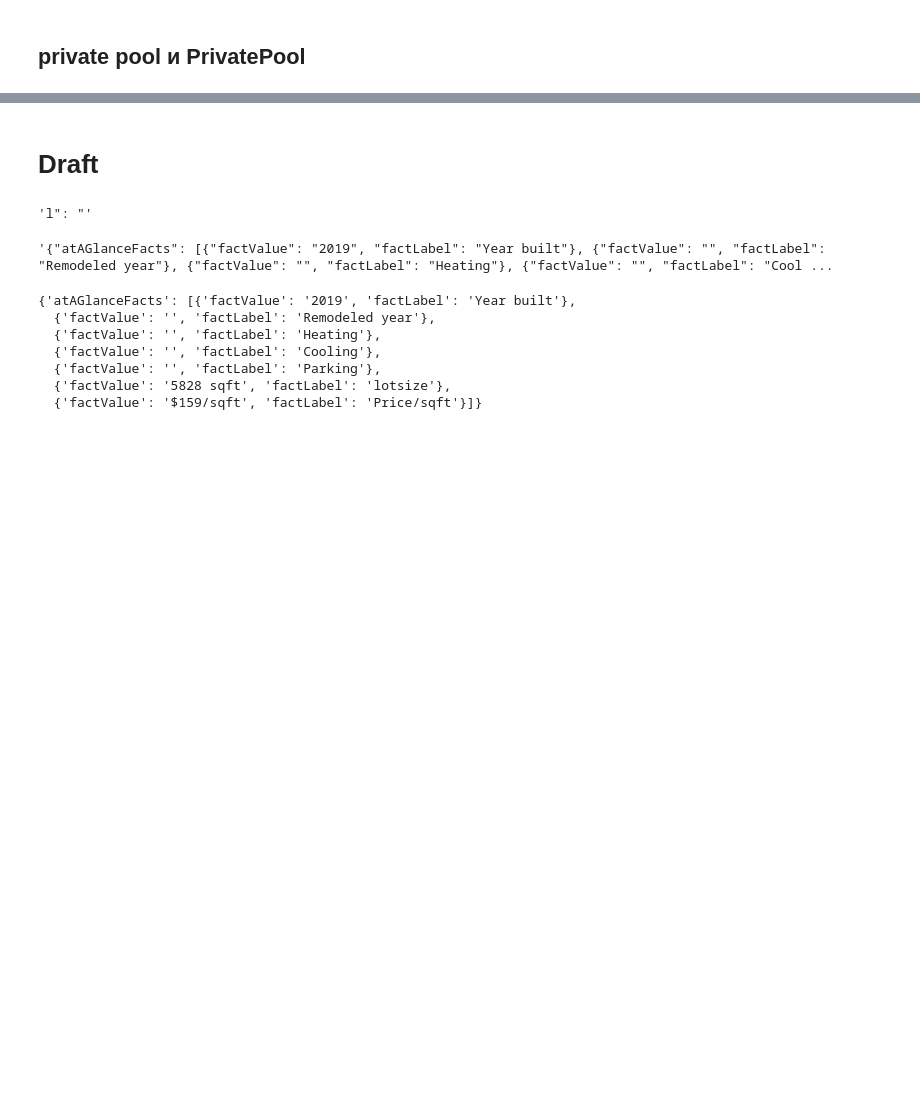
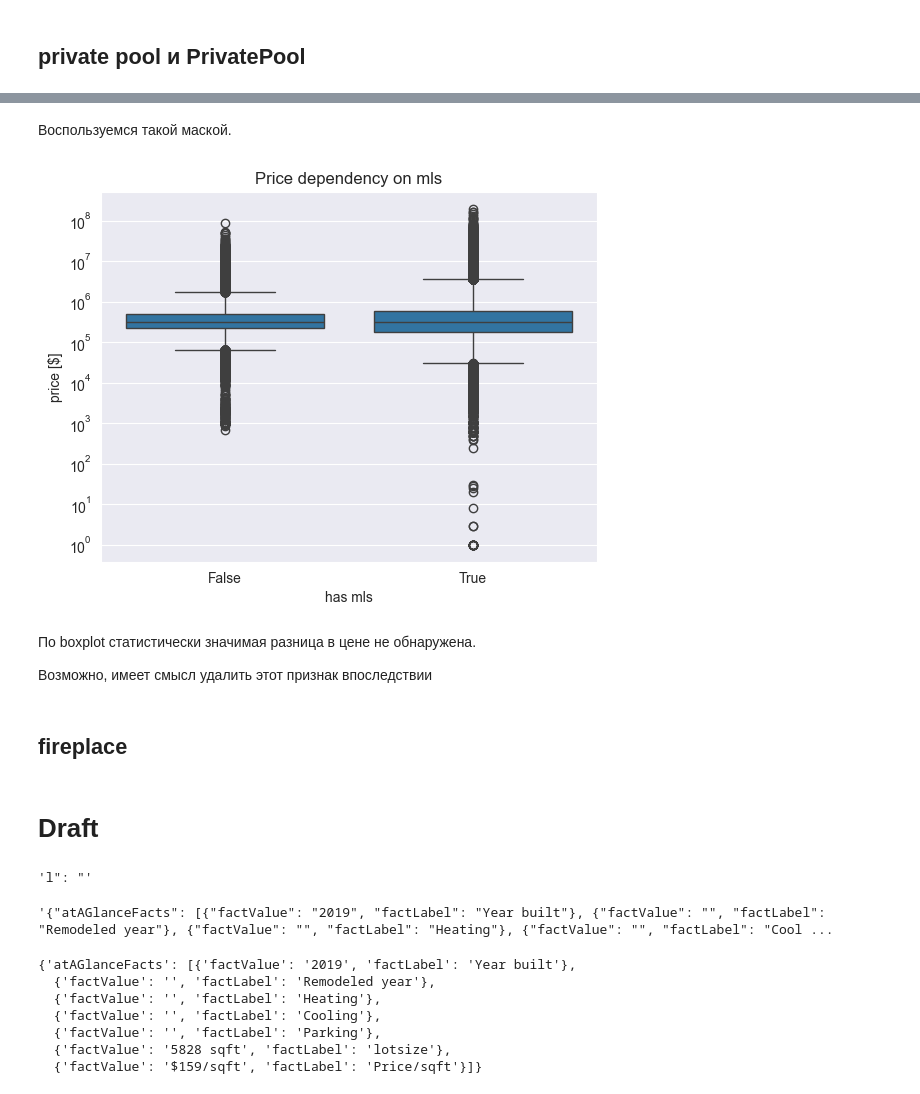
Before and after one commit to mvulf/housing_cost, a Jupyter notebook: notebooks/1.0-mv-data-understanding.ipynb, the cells around one changed output, grey strips where cells are left out. Cells and saved outputs as stored; diff of their text form; code cells hidden in the pictures; blank space fills up the shorter version.

```diff
--- a/notebooks/1.0-mv-data-understanding.ipynb
+++ b/notebooks/1.0-mv-data-understanding.ipynb
@@ -1011,3 +1150,25 @@ Name: beds, dtype: float64
+# %% [markdown]
+Воспользуемся такой маской.
+# %%
+df = build_features.get_df_with_mls(df)
+visualize.plot_boxplot(
+    df,
+    numeric_feature='target',
+    categorical_feature='mls',
+    orient='v',
+    log_scale=True,
+    numeric_label='price [$]',
+    categorical_label='has mls',
+    title='Price dependency on mls'
+);
+# %% [output]
+[figure, added]
+# %% [markdown]
+По boxplot статистически значимая разница в цене не обнаружена.
+
+Возможно, имеет смысл удалить этот признак впоследствии
+# %% [markdown]
+## fireplace
 # %% [markdown]
 # Draft
 # %%
```
Also changed, not shown: parts of 16 cells of this notebook, 2 other files.
